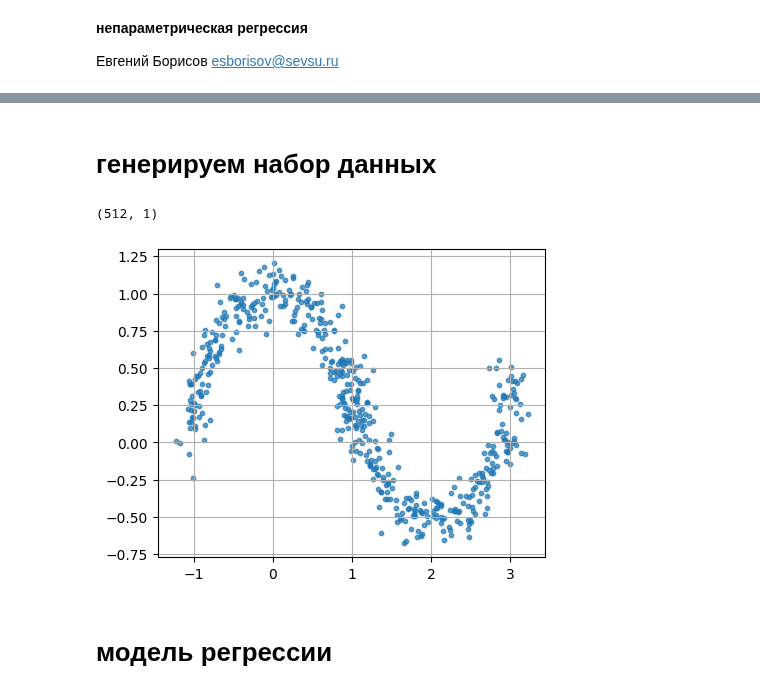
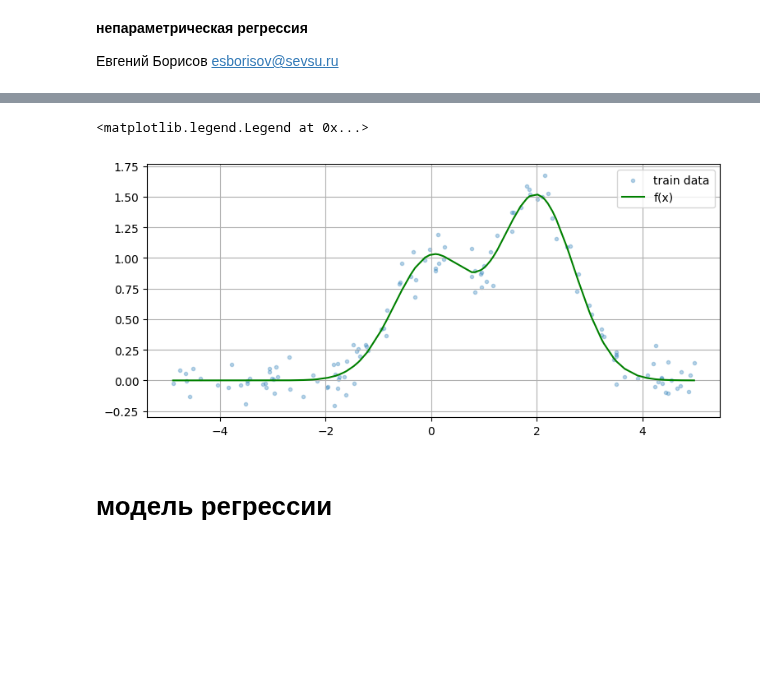
Before and after one commit to mechanoid5/ml_lectorium_2024_I, a Jupyter notebook: examples/06-regression-metric/01-regression-metric.ipynb, the cells around one changed output, grey strips where cells are left out. Drawn from its saved outputs; the diff is of its cells as text; code cells hidden in the pictures; blank space fills up the shorter version.

```diff
--- a/examples/06-regression-metric/01-regression-metric.ipynb
+++ b/examples/06-regression-metric/01-regression-metric.ipynb
@@ -9,13 +11,2 @@ import matplotlib.pyplot as plt
 # %%
 np.set_printoptions(precision=2)
-# %% [markdown]
-# генерируем набор данных
-# %%
-from sklearn.datasets import make_moons
-
-X,label = make_moons(n_samples=512, noise=.1)
-X[label==1,0] += (X[label==0,0].max()-.1)
-X,y = X[:,[0]],X[:,[1]]
-display( X.shape )
-# %% [output]
-(512, 1)
@@ -26,11 +13,22 @@ display( X.shape )
-# %%
-# рисуем исходные данные
-plt.figure(figsize=(5,4)) # размер картинки
-plt.scatter( x=X, y=y, s=10, alpha=0.7 ) # точки учебного набора
-plt.grid()
-plt.show()
-# %% [output]
-[figure, removed]
+# %%
+def f(x):
+    return np.exp(-x ** 2) + 1.5 * np.exp(-(x - 2) ** 2)
+
+def generate(n_samples=128, noise=.1):
+    x = np.sort( rng.rand(n_samples)*10. - 5.)
+    return x.reshape(-1,1), (f(x)+rng.normal(0., noise, n_samples)).reshape(-1,1)
+
+X_train,y_train = generate()
+
+# рисуем результат
+fig,ax = plt.subplots(figsize=(9,4))
+ax.scatter(x=X_train,y=y_train,alpha=.3,marker='.',label='train data') # точки учебного набора
+ax.plot(X_train,f(X_train),c='g',label='f(x)')
+ax.grid()
+ax.legend()
+# %% [output]
+<matplotlib.legend.Legend at 0x...>
+[figure, added]
 # %% [markdown]
 # модель регрессии
 # %%
```
Also changed, not shown: parts of 10 cells of this notebook, 3 other files.
